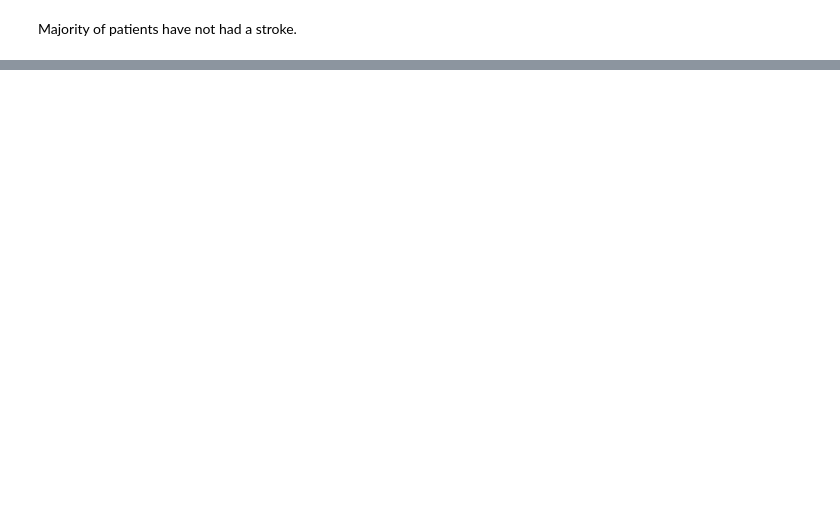
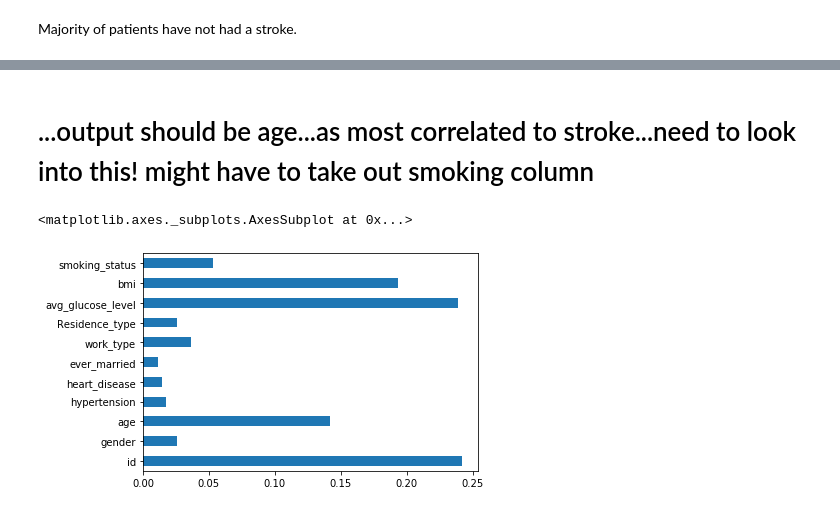
Before and after one commit to mindyng/Technical-Assessments, a Jupyter notebook: Stroke Prediction.ipynb, the cells around one changed output, grey strips where cells are left out. Saved outputs shown, nothing was run; the diff lists cells and outputs as text; code cells hidden in the pictures; blank space fills up the shorter version.

```diff
--- a/Stroke Prediction.ipynb
+++ b/Stroke Prediction.ipynb
@@ -324,0 +412,5 @@ Now, let us look at some relationships!
+# %%
+df['gender'] =df['gender'].astype('category').cat.codes
+df['ever_married'] =df['ever_married'].astype('category').cat.codes
+df['work_type'] =df['work_type'].astype('category').cat.codes
+df['Residence_type'] =df['Residence_type'].astype('category').cat.codes
@@ -324,0 +459,30 @@ Now, let us look at some relationships!
+# %%
+X = df.drop(['stroke'], axis = 1)
+y = df['stroke']
+# %%
+X_train, X_test, y_train, y_test = train_test_split(X ,y, test_size=0.2)
+# %%
+from sklearn.ensemble import RandomForestClassifier
+
+ran = RandomForestClassifier(n_estimators=50,random_state=0)
+ran.fit(X_train,y_train)
+
+pred = ran.predict(X_test)
+print(classification_report(y_test,pred))
+print (accuracy_score(y_test,pred))
+print (confusion_matrix(y_test,pred))
+
+precision = precision_score(y_test,pred)
+recall = recall_score(y_test,pred)
+print( 'precision = ', precision, '\n', 'recall = ', recall)
+
+y_pred_proba = ran.predict_proba(X_test)[::,1]
+fpr, tpr, _ = roc_curve(y_test,  y_pred_proba)
+auc = roc_auc_score(y_test, y_pred_proba)
+plt.plot(fpr,tpr,label="data 1, auc="+str(auc))
+plt.legend(loc=4)
+plt.show()
+
+
+impFeatures = pd.DataFrame((ran.feature_importances_) ,index=df.loc[:,df.columns!='stroke'].columns,columns=['Importance']).sort_values(by='Importance',ascending=False)
+print (impFeatures)
@@ -324,0 +521,8 @@ Now, let us look at some relationships!
+# %% [markdown]
+# ...output should be age...as most correlated to stroke...need to look into this! might have to take out smoking column
+# %%
+feat_importances = pd.Series(ran.feature_importances_, index=df.loc[:,df.columns!='stroke'].columns)
+feat_importances.plot(kind='barh')
+# %% [output]
+<matplotlib.axes._subplots.AxesSubplot at 0x...>
+[figure, added]
```
Also changed, not shown: parts of 30 cells of this notebook.
